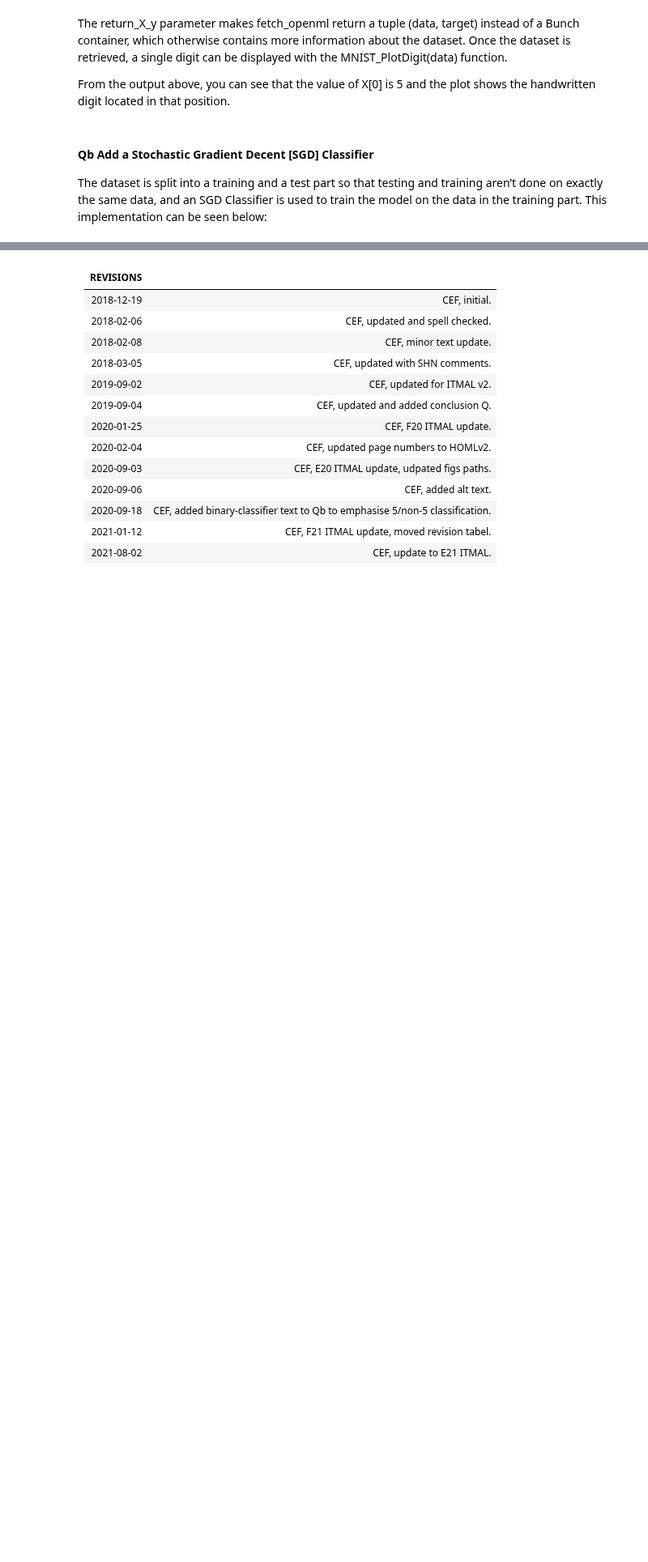
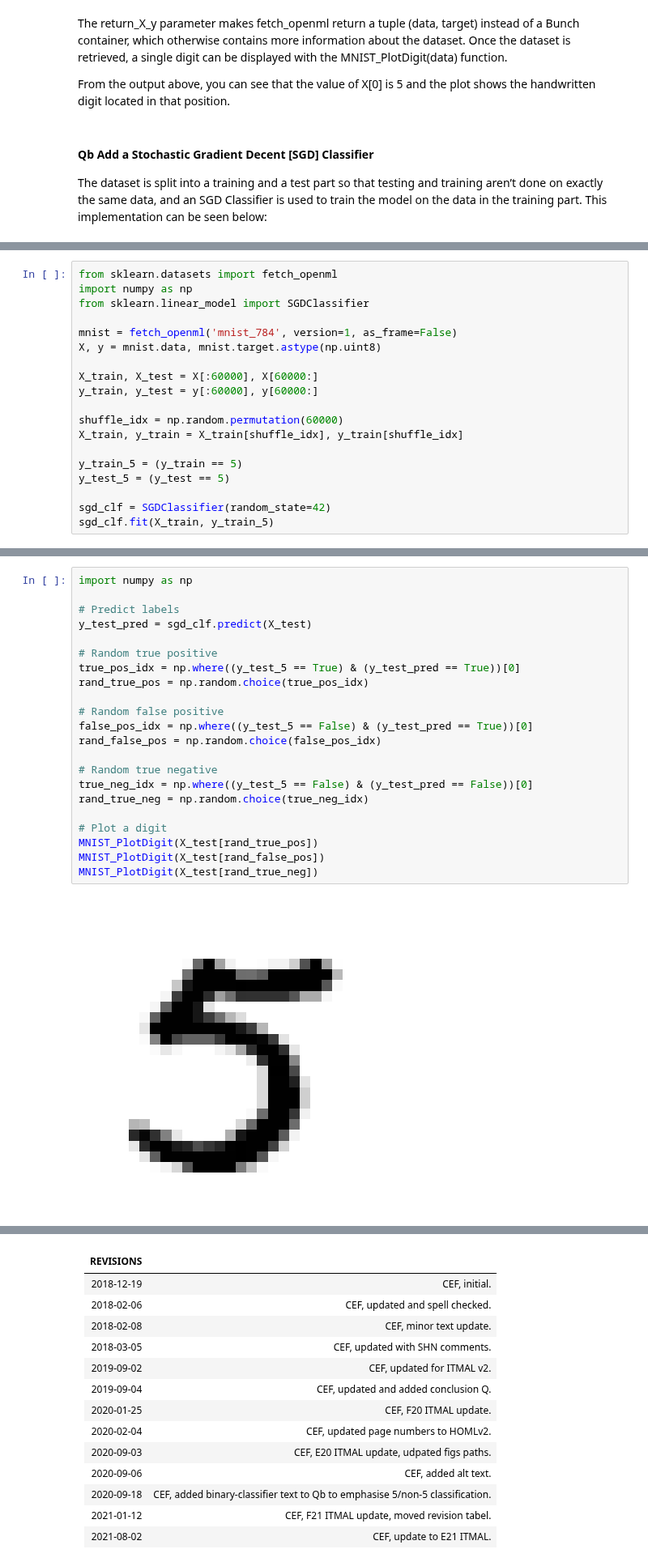
Before and after one commit to madskelkjaer/SWMAL, a Jupyter notebook: Opgaver/L02/dummy_classifier.ipynb, the cells around one changed output, grey strips where cells are left out. Shown at 81% size. Cells and saved outputs as stored; diff of their text form; blank space fills up the shorter version.

```diff
--- a/Opgaver/L02/dummy_classifier.ipynb
+++ b/Opgaver/L02/dummy_classifier.ipynb
@@ -75,0 +40,19 @@ Write a short textual conclusion (max. 10- to 20-lines) that extract the _essenc
+# %%
+from sklearn.datasets import fetch_openml
+import numpy as np
+from sklearn.linear_model import SGDClassifier
+
+mnist = fetch_openml('mnist_784', version=1, as_frame=False)
+X, y = mnist.data, mnist.target.astype(np.uint8)
+
+X_train, X_test = X[:60000], X[60000:]
+y_train, y_test = y[:60000], y[60000:]
+
+shuffle_idx = np.random.permutation(60000)
+X_train, y_train = X_train[shuffle_idx], y_train[shuffle_idx]
+
+y_train_5 = (y_train == 5)
+y_test_5 = (y_test == 5)
+
+sgd_clf = SGDClassifier(random_state=42)
+sgd_clf.fit(X_train, y_train_5)
@@ -75,0 +63,24 @@ Write a short textual conclusion (max. 10- to 20-lines) that extract the _essenc
+# %%
+import numpy as np
+
+# Predict labels
+y_test_pred = sgd_clf.predict(X_test)
+
+# Random true positive
+true_pos_idx = np.where((y_test_5 == True) & (y_test_pred == True))[0]
+rand_true_pos = np.random.choice(true_pos_idx)
+
+# Random false positive
+false_pos_idx = np.where((y_test_5 == False) & (y_test_pred == True))[0]
+rand_false_pos = np.random.choice(false_pos_idx)
+
+# Random true negative
+true_neg_idx = np.where((y_test_5 == False) & (y_test_pred == False))[0]
+rand_true_neg = np.random.choice(true_neg_idx)
+
+# Plot a digit
+MNIST_PlotDigit(X_test[rand_true_pos])
+MNIST_PlotDigit(X_test[rand_false_pos])
+MNIST_PlotDigit(X_test[rand_true_neg])
+# %% [output]
+[figure, added]
```
Also changed, not shown: parts of 13 cells of this notebook, 1 other file.
